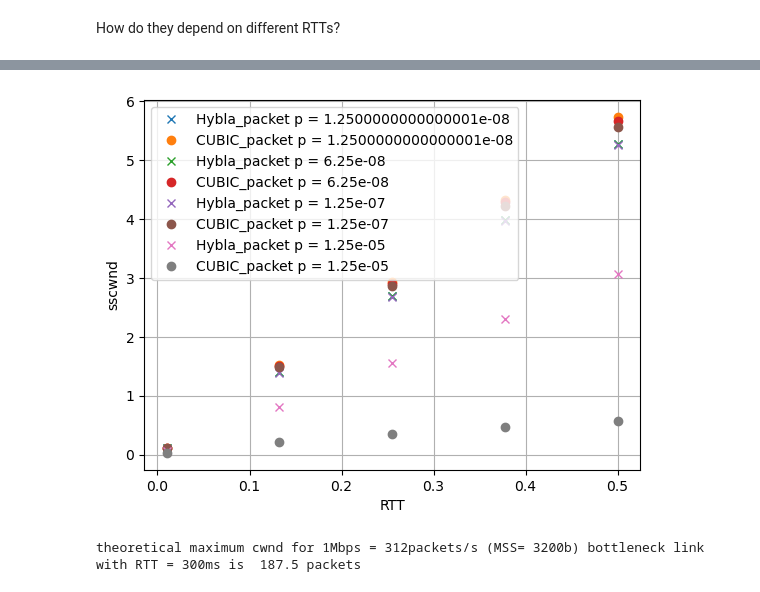
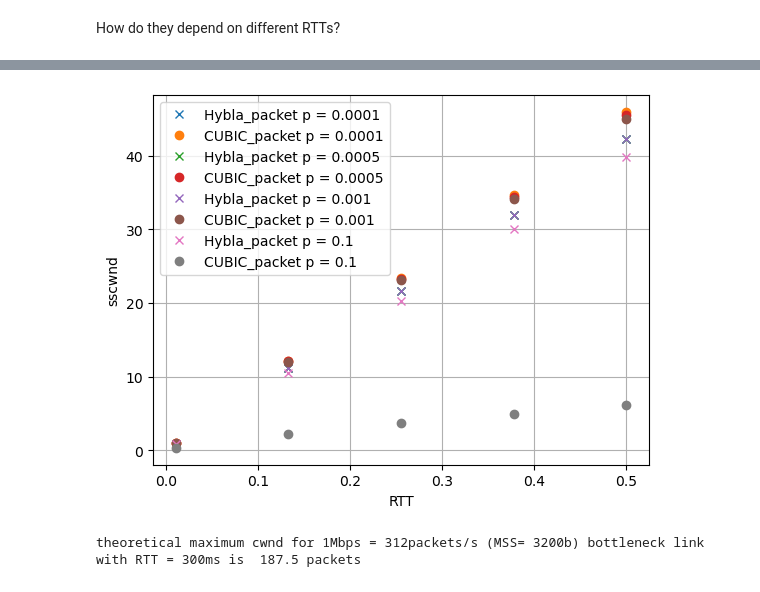
Before and after one commit to megretj/qpepcca, a Jupyter notebook: packetBasedMarkovianModel.ipynb, the cells around one changed output, grey strips where cells are left out. Drawn from its saved outputs; the diff is of its cells as text; code cells hidden in the pictures.

```diff
--- a/packetBasedMarkovianModel.ipynb
+++ b/packetBasedMarkovianModel.ipynb
@@ -247,5 +263,5 @@ plt.show()
 # %%
-hyb = CCA_MarkovChain_Hybla_packet(packet_err=0.,beta=0.7,N=100,C =1000, RTT_real = 0.5, RTT0=0.1)
+hyb = CCA_MarkovChain_Hybla_packet_new(packet_err=0.0,beta=0.7,N=100,C =50, RTT_real = 0.5, RTT0=0.05)
 probij = np.zeros((40,3))
 ps = np.logspace(-4,-1,40)
 probe_states = [0,50,75]
@@ -253,6 +269,7 @@ d_mins = np.zeros((40,3))
 d_maxs = np.zeros((40,3))
 for i,p in enumerate(ps):
     hyb.packet_err = p
+    hyb.update()
     hyb.compute_stationnary_distribution()
     for j,start in enumerate(probe_states):
         probij[i,j] = hyb.Ptilde[start,start+1]
@@ -270,9 +287,11 @@ for a,b in enumerate(probe_states):
     axs[1].plot(ps,d_mins[:,a],label = f"$Dmin({b},{b})$")
     axs[1].plot(ps,d_maxs[:,a],label = f"$Dmax({b},{b})$")
     axs[0].plot(ps,probij[:,a], label = f"{b}")
+axs[0].semilogx()
 axs[0].set_title(f"Probability to grow from state i to i+1")
 axs[0].set_xlabel("p (packet loss probability)")
 axs[0].set_ylabel("$P_{i,i+1}$")
 axs[0].legend()
+axs[1].semilogx()
 axs[1].legend()
 # %% [output]
@@ -287,15 +306,16 @@ axs[1].legend()
 # %%
-err_rates = np.logspace(-4,-1,20)
+err_rates = np.logspace(-4,0,20)
 err_ss = 1e-1
-bandwidths = [1000,5000,10000]
-RTT = 0.5
+bandwidths = [100,500,1000]
+RTT = 0.05
+N = int(1000*0.025/np.sqrt(2))
 throughputs = np.zeros([len(bandwidths),len(err_rates)])
-sdistr = np.zeros([len(bandwidths),100])
+sdistr = np.zeros([len(bandwidths),N])
 for k,C in enumerate(bandwidths):
-    sdistr[k,:] = CCA_MarkovChain_Hybla_packet_new(packet_err=err_ss,beta=0.7,N=100,C = C,RTT_real=RTT, RTT0=0.025).compute_stationnary_distribution()
+    sdistr[k,:] = CCA_MarkovChain_Hybla_packet_new(packet_err=err_ss,beta=0.7,N=N,C = C,RTT_real=RTT, RTT0=0.025).compute_stationnary_distribution()
     for i, l in enumerate(err_rates):
-        wireless = CCA_MarkovChain_Hybla_packet_new(packet_err=l,beta=0.7,N=100,C = C,RTT_real=RTT, RTT0=0.025)
-        throughputs[k,i] = wireless.avg_throughput()/C
+        wireless = CCA_MarkovChain_Hybla_packet_new(packet_err=l,beta=0.7,N=N,C = C,RTT_real=RTT, RTT0=0.025)
+        throughputs[k,i] = wireless.sscwnd()
 fig, axs = plt.subplots(1, 2, figsize=(13,5))
 for k,C in enumerate(bandwidths):
     axs[0].plot(err_rates,throughputs[k,:], label = f"C = {C}Mb/s,W={RTT*C}")
@@ -340,11 +377,11 @@ import numpy as np
 import matplotlib.pyplot as plt
 from ccaModels import CCA_MarkovChain_CUBIC_packet, CCA_MarkovChain_Hybla_packet, CCA_MarkovChain_Hybla_packet_new
 
-err_rates = np.logspace(-2,-0.1,20)
+err_rates = np.logspace(-2,0,20)
 throughputs = np.zeros([3,len(err_rates)])
-for k,C in enumerate([100,500,1000]):
+for k,C in enumerate([10,50,100]):
     for i, l in enumerate(err_rates):
-        wireless = CCA_MarkovChain_CUBIC_packet(packet_err=l,beta=0.7,N=100,C = C,RTT_real=0.1)
+        wireless = CCA_MarkovChain_Hybla_packet_new(packet_err=l,beta=0.7,N=100,C = C,RTT_real=0.1, RTT0 = 0.05)
         throughputs[k,i] = wireless.avg_throughput()
 
 plt.plot(err_rates,throughputs[0,:], label = "W = 1Mb")
@@ -374,7 +409,7 @@ throughputs = np.zeros([len(RTTs),len(err_rates),4])
 
 for k,R in enumerate(RTTs):
     for i, l in enumerate(err_rates):
-        wireless = CCA_MarkovChain_Hybla_packet_new(packet_err=l,beta=0.7 ,N=100, C = 50, RTT_real=R, RTT0=0.01)
+        wireless = CCA_MarkovChain_Hybla_packet_new(packet_err=l,beta=0.7 ,N=100, C = 100, RTT_real=R, RTT0=0.05)
         cubic = CCA_MarkovChain_CUBIC_packet(packet_err=l,beta=0.7,N=100,C = 50, RTT_real=R)
         throughputs[k,i,0] = wireless.avg_throughput()
         throughputs[k,i,1] = cubic.avg_throughput()
@@ -463,23 +448,23 @@ W= 25.0, C= 50, RTT=0.5, packet_err= 3.5696988468260624e-05
 # %%
 rtts = np.linspace(0.01,0.5,5)
-packet_error = np.array([0.0001,0.0005,0.001,0.1])/8000
+packet_error = np.array([0.0001,0.0005,0.001,0.1])
 throughputs = np.zeros((2*len(packet_error),len(rtts)))
 for k, err in enumerate(packet_error):
     for i, rtt in enumerate(rtts):
-        wireless = CCA_MarkovChain_Hybla_packet_new(packet_err=err,beta=0.7,N=100,C = 100000,RTT_real=rtt, RTT0=0.01)
-        cubic = CCA_MarkovChain_CUBIC_packet(packet_err=err,beta=0.7,N=100,C = 100000,RTT_real=rtt)
-        throughputs[2*k,i] = wireless.sscwnd()/(1000*8)
-        throughputs[2*k+1,i] = cubic.sscwnd()/(1000*8)
+        wireless = CCA_MarkovChain_Hybla_packet_new(packet_err=err,beta=0.7,N=100,C = 100,RTT_real=rtt, RTT0=0.05)
+        cubic = CCA_MarkovChain_CUBIC_packet(packet_err=err,beta=0.7,N=100,C = 100,RTT_real=rtt)
+        throughputs[2*k,i] = wireless.sscwnd()
+        throughputs[2*k+1,i] = cubic.sscwnd()
 for k,err in enumerate(packet_error):
     plt.plot(rtts,throughputs[2*k,:], label = "Hybla_packet p = {}".format(err), linestyle = "none", marker = "x")
     plt.plot(rtts,throughputs[2*k+1,:], label = "CUBIC_packet p = {}".format(err), linestyle = "none", marker = "o")
 plt.legend()
 plt.grid()
 plt.xlabel(r"RTT")
 plt.ylabel(r'sscwnd')
 plt.show()
 # %% [output]
-[figure, old version]
+[figure, new version]
 # %%
 import matplotlib.colors as mcolors
 import os, re
```
Also changed, not shown: parts of 7 cells of this notebook, 4 other files.
